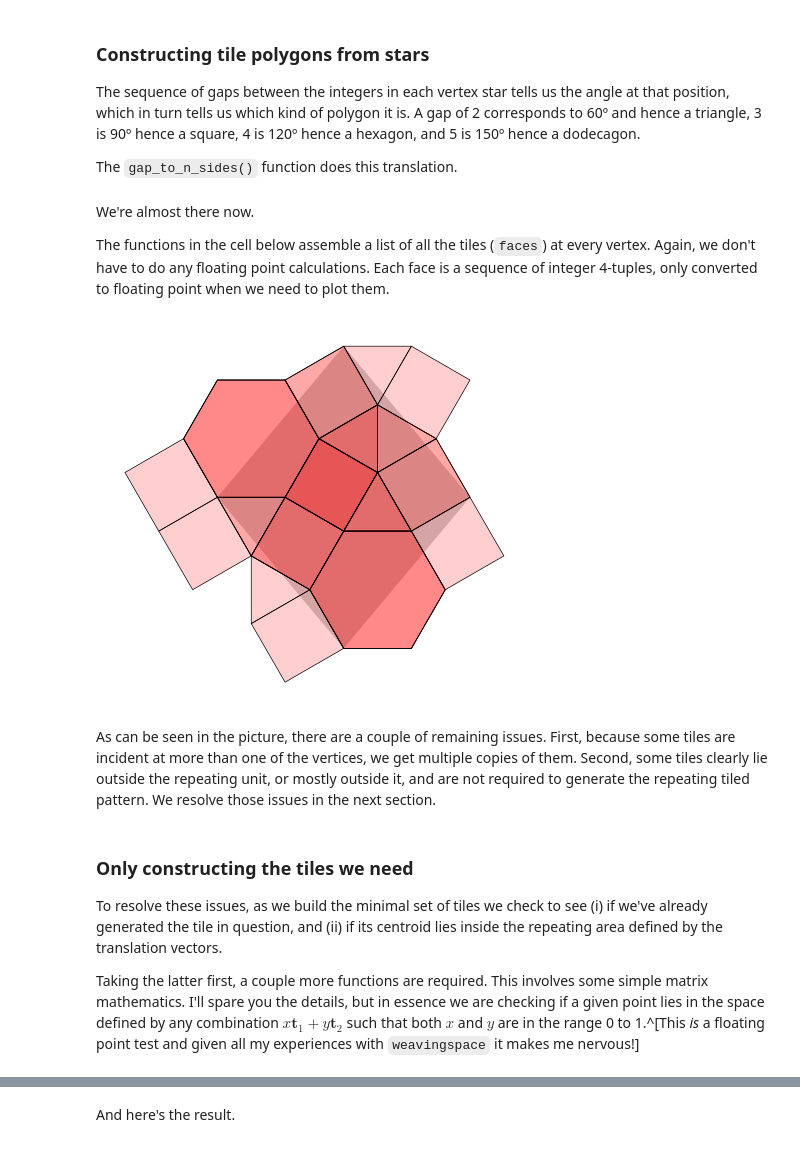
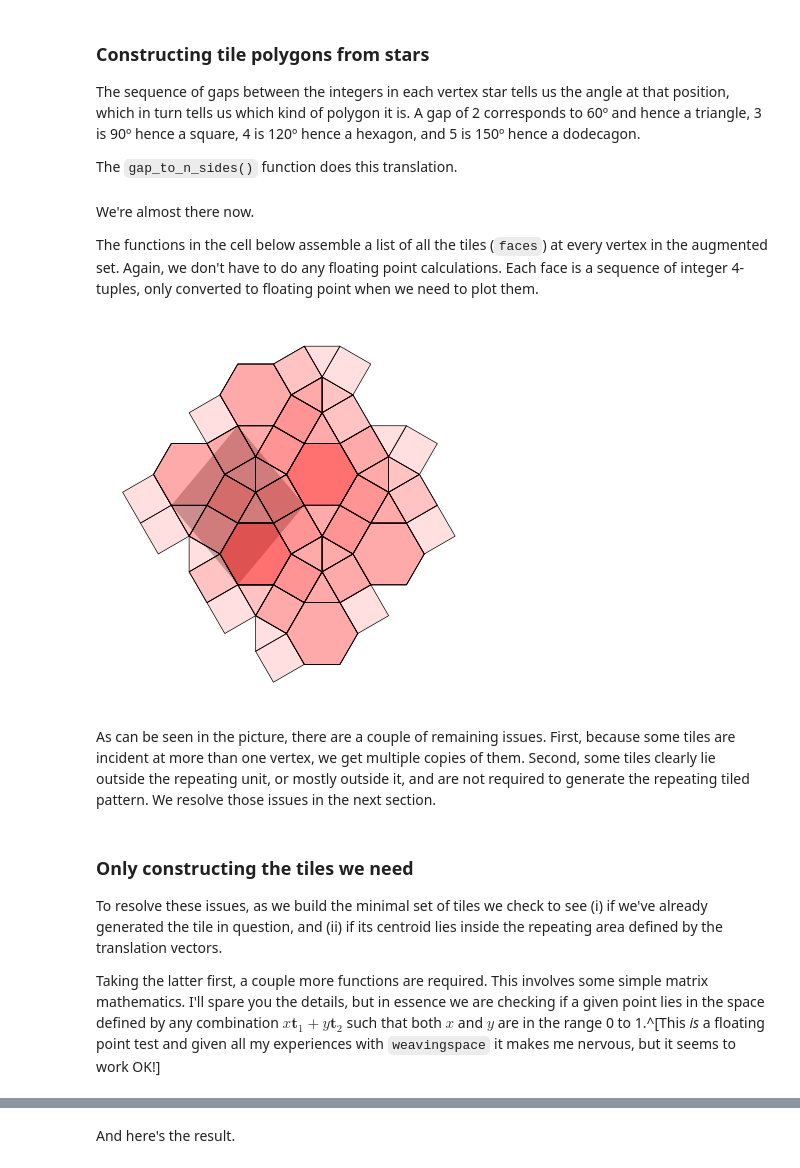
Before and after one commit to DOSull/dosull.github.io, a Jupyter notebook: posts/2026/11/15/index.ipynb, the cells around one changed output, grey strips where cells are left out. Drawn from its saved outputs; the diff is of its cells as text; code cells hidden in the pictures.

Commit message:
fixed a bug in the regular tiling code

```diff
--- a/posts/2026/11/15/index.ipynb
+++ b/posts/2026/11/15/index.ipynb
@@ -179,10 +179,10 @@ All the information required is not _directly_ available in the four vertices. W
 # %%
 #| label: function-get-patch
 
-def get_patch(vs, t1, t2):
+def get_patch(vs, t1, t2, n0, n1):
   patch = set()
-  for k1 in range(-1, 2):
-    for k2 in range(-1, 2):
+  for k1 in range(n0, n1 + 1):
+    for k2 in range(n0, n1 + 1):
       for v in vs:
         hashcode = vsum(v, vprod(k1, t1), vprod(k2, t2))
         patch.add(hashcode)
@@ -192,16 +192,19 @@ Using this we can see the four vertices in the context of a repeated pattern.
 # %%
 #| label: fig-plot-patch
 #| code-fold: true
-#| fig-cap: The tiling vertices in the local patch context.
+#| fig-cap: The seed vertices (red), one layer of additional vertices (black) and vertices in the wider patch context (grey).
 
-patch = get_patch(vertices, t1, t2)
+vertices = get_patch(seed, t1, t2, 0, 1)
+patch = get_patch(seed, t1, t2, -1, 2)
 
 ax = base_unit.plot(fc = "#dddddd")
 gpd.GeoSeries([get_line(t1)]).plot(ax = ax, color = "k", lw = 0.75)
 gpd.GeoSeries([get_line(t2)]).plot(ax = ax, color = "k", lw = 0.75)
 gpd.GeoSeries([get_point(v) for v in patch]) \
-  .plot(ax = ax, color = "lightgrey")
+  .plot(ax = ax, color = "lightgrey", markersize = 12)
 gpd.GeoSeries([get_point(v) for v in vertices]) \
-  .plot(ax = ax, color = "k")
+  .plot(ax = ax, color = "k", markersize = 12)
+gpd.GeoSeries([get_point(v) for v in seed]) \
+  .plot(ax = ax, color = "r", markersize = 12)
 ax.set_axis_off()
 # %% [output]
@@ -226,17 +229,18 @@ The figure below shows the combined 'stars' of all four vertices, and highlights
 # %%
 #| label: fig-plot-stars
-#| fig-cap: The 'stars' of the tiling's vertices, with one highlighted in red.
+#| fig-cap: The 'stars' of the extended set of vertices, with one highlighted in red.
 #| code-fold: true
 
 ax = base_unit.plot(fc = "#dddddd")
 gpd.GeoSeries([get_point(v) for v in patch]) \
-  .plot(ax = ax, color = "lightgrey")
+  .plot(ax = ax, color = "lightgrey", markersize = 12)
 stars = []
 for i, v in enumerate(vertices):
   stars.append(get_star(v, patch))
   color = "r" if i == len(vertices) - 1 else "k"
-  gpd.GeoSeries([get_point(v)]).plot(ax = ax, color = color)
+  gpd.GeoSeries([get_point(v)]) \
+    .plot(ax = ax, color = color, markersize = 12)
   gpd.GeoSeries([get_line(BASE_COORDS[i], v) for i in stars[-1]]) \
-    .plot(ax = ax, color = color)
+    .plot(ax = ax, color = color, markersize = 12)
   ax.set_axis_off()
 # %% [output]
@@ -273,44 +270,44 @@ def gap_to_n_sides(gap):
 # %% [markdown]
 We're almost there now.
 
-The functions in the cell below assemble a list of all the tiles (`faces`) at every vertex. Again, we don't have to do any floating point calculations. Each face is a sequence of integer 4-tuples, only converted to floating point when we need to plot them.
+The functions in the cell below assemble a list of all the tiles (`faces`) at every vertex in the augmented set. Again, we don't have to do any floating point calculations. Each face is a sequence of integer 4-tuples, only converted to floating point when we need to plot them.
 # %%
 #| label: fig-all-star-tiles
 #| fig-cap: All the tiles at every star of the tiling with duplicates and tiles outside the repeating unit area apparent.
 
 def get_face(v, heading, n_sides):
   J = 12 // n_sides
   face = [v]
   for angle in range(0, 12, J):
     p = vsum(face[-1], BASE_COORDS[(heading + angle) % 12])
     face.append(p)
   return face[:-1]
 
 def star_to_faces(star, v):
   faces = []
   for left, right in zip(star, [*star[1:], star[0]], strict = True):
     n = gap_to_n_sides((right - left) % 12)
     faces.append(get_face(v, left, n))
   return faces
 
 faces = []
 for star, v in zip(stars, vertices):
   faces.extend(star_to_faces(star, v))
-ax = base_unit.plot(fc = "#cccccc")
+ax = base_unit.plot(fc = "#bbbbbb")
 gpd.GeoSeries([get_polygon(f) for f in faces]) \
-  .plot(ax = ax, fc = "#ff000030", ec = "k", lw = 0.5)
+  .plot(ax = ax, fc = "#ff000020", ec = "k", lw = 0.5)
 # gpd.GeoSeries(get_line(t1)).plot(ax = ax, color = "k")
 # gpd.GeoSeries(get_line(t2)).plot(ax = ax, color = "k")
 ax.set_axis_off()
 # %% [output]
-[figure, old version]
+[figure, new version]
 # %% [markdown]
-As can be seen in the picture, there are a couple of remaining issues. First, because some tiles are incident at more than one of the vertices, we get multiple copies of them. Second, some tiles clearly lie outside the repeating unit, or mostly outside it, and are not required to generate the repeating tiled pattern. We resolve those issues in the next section.
+As can be seen in the picture, there are a couple of remaining issues. First, because some tiles are incident at more than one vertex, we get multiple copies of them. Second, some tiles clearly lie outside the repeating unit, or mostly outside it, and are not required to generate the repeating tiled pattern. We resolve those issues in the next section.
 # %% [markdown]
 ### Only constructing the tiles we need
 To resolve these issues, as we build the minimal set of tiles we check to see (i) if we've already generated the tile in question, and (ii) if its centroid lies inside the repeating area defined by the translation vectors.
 
-Taking the latter first, a couple more functions are required. This involves some simple matrix mathematics. I'll spare you the details, but in essence we are checking if a given point lies in the space defined by any combination $x\mathbf{t}_1 + y\mathbf{t}_2$ such that both $x$ and $y$ are in the range 0 to 1.^[This _is_ a floating point test and given all my experiences with `weavingspace` it makes me nervous!]
+Taking the latter first, a couple more functions are required. This involves some simple matrix mathematics. I'll spare you the details, but in essence we are checking if a given point lies in the space defined by any combination $x\mathbf{t}_1 + y\mathbf{t}_2$ such that both $x$ and $y$ are in the range 0 to 1.^[This _is_ a floating point test and given all my experiences with `weavingspace` it makes me nervous, but it seems to work OK!]
 # %%
 #| label: change-base-and-is-in-parallelogram
 
```
Also changed, not shown: parts of 15 cells of this notebook, 14 other files.
